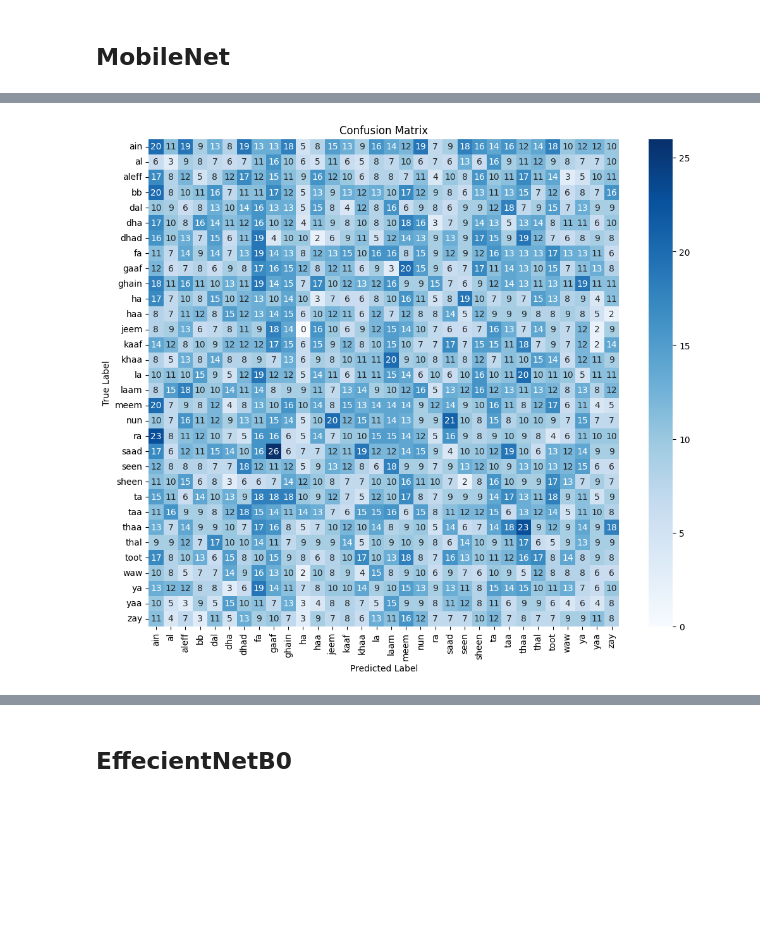
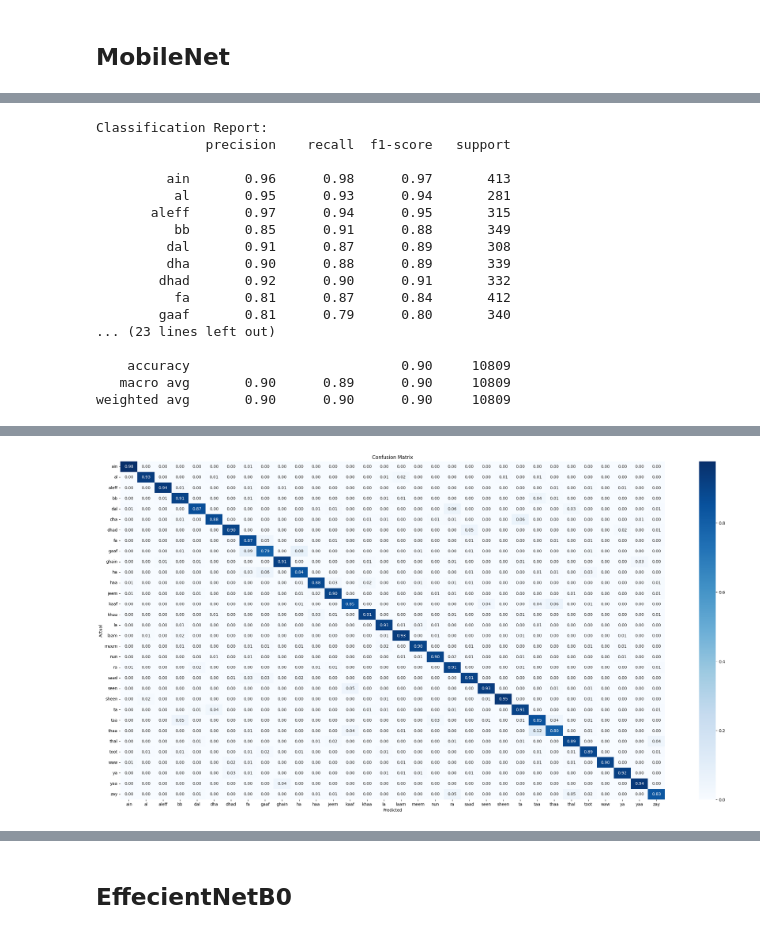
Before and after one commit to nada-maher/GTC-Hand-Gesture-Recognition, a Jupyter notebook: arabic-alphabets-sign-language.ipynb, the cells around one changed output, grey strips where cells are left out. Saved outputs shown, nothing was run; the diff lists cells and outputs as text; code cells hidden in the pictures; blank space fills up the shorter version.

Commit message:
Kaggle Notebook | Arabic Alphabets Sign Language | Models Done

```diff
--- a/arabic-alphabets-sign-language.ipynb
+++ b/arabic-alphabets-sign-language.ipynb
@@ -35,8 +41,13 @@ os.environ['TF_CPP_MIN_LOG_LEVEL'] = '3'
 # *Dataset Path & Parameters*
 # %%
 path = '/kaggle/input/arabic-alphabets-sign-language-dataset-arasl/ArASL_Database_54K_Final/ArASL_Database_54K_Final'
-img_size = (224, 224)
+img_size = 224
 batch_size = 32
+val_split = 0.2
+seed = 42
+# %%
+device = torch.device("cuda" if torch.cuda.is_available() else "cpu")
+scaler = torch.amp.GradScaler(device="cuda")
 # %% [markdown]
 # *EDA (Exploratory Data Analysis)*
 # %%
@@ -379,18 +455,46 @@ plt.show()
+# %%
+all_preds, all_labels = [], []
+
+with torch.no_grad():
+    for images, labels in val_loader:
+        images, labels = images.to(device), labels.to(device)
+        with torch.amp.autocast("cuda"):
+            outputs = mobilenet_model(images)
+        _, preds = torch.max(outputs, 1)
+        all_preds.extend(preds.cpu().numpy())
+        all_labels.extend(labels.cpu().numpy())
+
+print("\nClassification Report:")
+print(classification_report(all_labels, all_preds, target_names=class_names))
+# %% [output]
+Classification Report:
+              precision    recall  f1-score   support
+
+         ain       0.96      0.98      0.97       413
+          al       0.95      0.93      0.94       281
+       aleff       0.97      0.94      0.95       315
+          bb       0.85      0.91      0.88       349
+         dal       0.91      0.87      0.89       308
+         dha       0.90      0.88      0.89       339
+        dhad       0.92      0.90      0.91       332
+          fa       0.81      0.87      0.84       412
+        gaaf       0.81      0.79      0.80       340
+... (23 lines left out)
+
+    accuracy                           0.90     10809
+   macro avg       0.90      0.89      0.90     10809
+weighted avg       0.90      0.90      0.90     10809
 # %%
-# Make predictions
-y_pred = model.predict(val_data)
-y_pred_classes = np.argmax(y_pred, axis=1)
-y_true_classes = val_data.classes
+# Confusion Matrix
+cm = confusion_matrix(all_labels, all_preds)
+cm_normalized = cm.astype('float') / cm.sum(axis=1)[:, np.newaxis]
 
-categories = list(val_data.class_indices.keys())
-
-# Confusion Matrix
-conf_matrix = confusion_matrix(y_true_classes, y_pred_classes)
-plt.figure(figsize=(12, 10))
-sns.heatmap(conf_matrix, annot=True, fmt='d', cmap='Blues',
-            xticklabels=categories, yticklabels=categories)
-plt.title('Confusion Matrix')
-plt.xlabel('Predicted Label')
-plt.ylabel('True Label')
+plt.figure(figsize=(30, 15))
+sns.heatmap(cm_normalized, annot=True, fmt=".2f", cmap="Blues",
+            xticklabels=class_names,
+            yticklabels=class_names)
+plt.title("Confusion Matrix")
+plt.xlabel("Predicted")
+plt.ylabel("Actual")
 plt.show()
 # %% [output]
@@ -398 +501 @@ plt.show()
-[figure, old version]
+[figure, new version]
```
Also changed, not shown: parts of 35 cells of this notebook.
